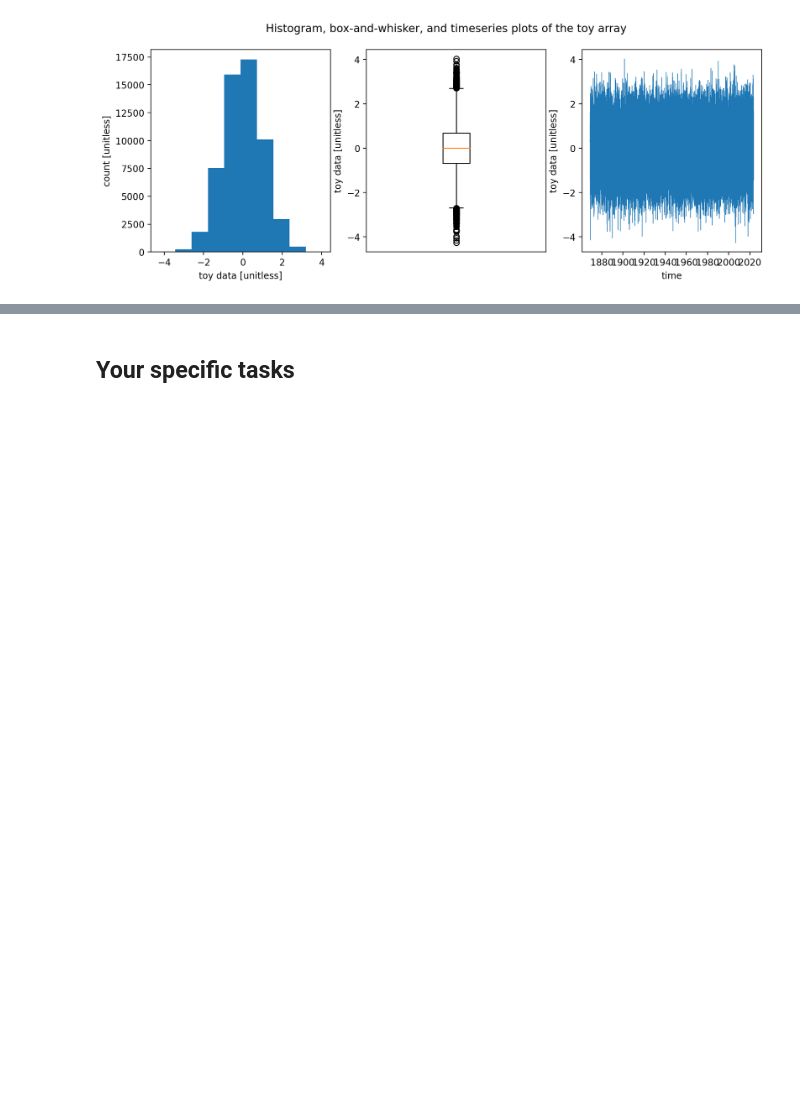
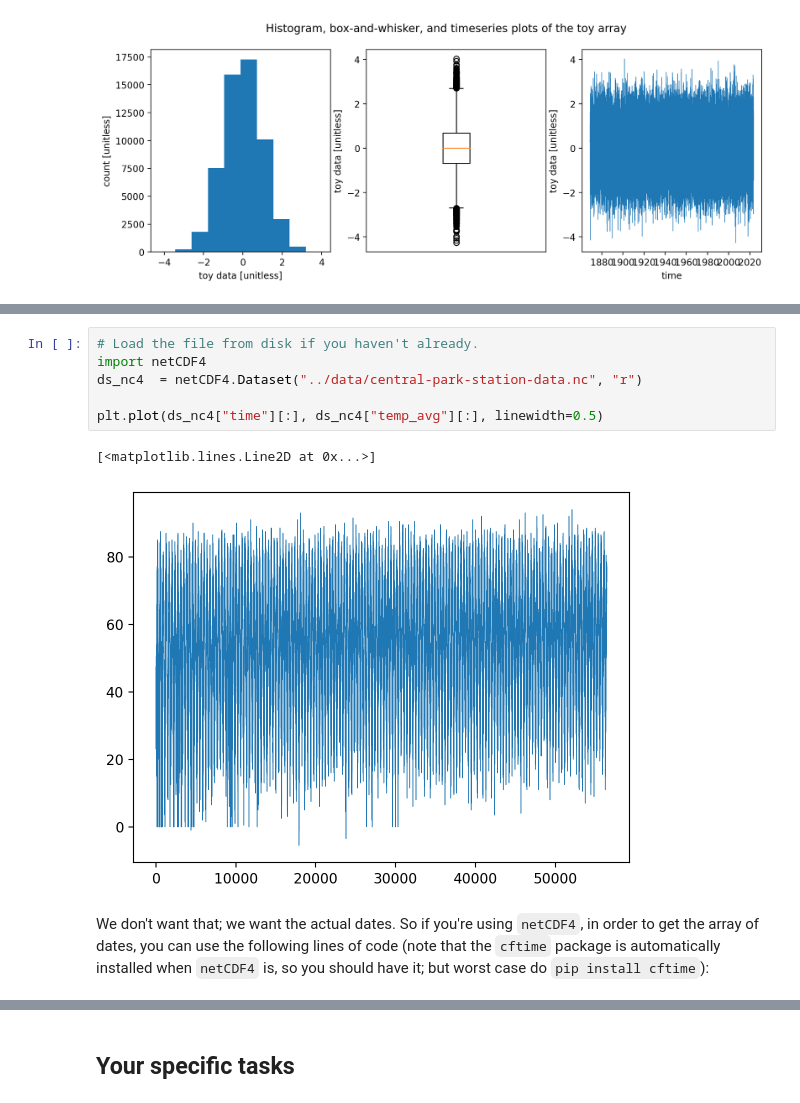
Before and after one commit to spencerahill/stat-methods-course, a Jupyter notebook: _sources/assignments/hw-data-viz.ipynb, the cells around one changed output, grey strips where cells are left out. Saved outputs shown, nothing was run; the diff lists cells and outputs as text; blank space fills up the shorter version.

```diff
--- a/_sources/assignments/hw-data-viz.ipynb
+++ b/_sources/assignments/hw-data-viz.ipynb
@@ -93,0 +105,11 @@ Text(0.5, 0.98, 'Histogram, box-and-whisker, and timeseries plots of the toy arr
+# %%
+# Load the file from disk if you haven't already.
+import netCDF4
+ds_nc4  = netCDF4.Dataset("../data/central-park-station-data.nc", "r")
+
+plt.plot(ds_nc4["time"][:], ds_nc4["temp_avg"][:], linewidth=0.5)
+# %% [output]
+[<matplotlib.lines.Line2D at 0x...>]
+[figure, added]
+# %% [markdown]
+We don't want that; we want the actual dates.  So if you're using `netCDF4`, in order to get the array of dates, you can use the following lines of code (note that the `cftime` package is automatically installed when `netCDF4` is, so you should have it; but worst case do `pip install cftime`):
```
Also changed, not shown: parts of 7 cells of this notebook, 13 other files.
